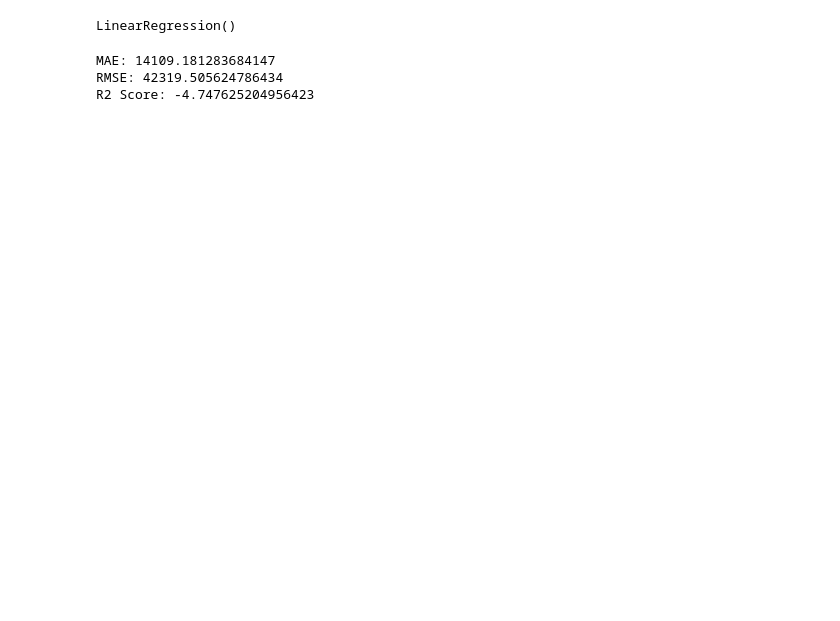
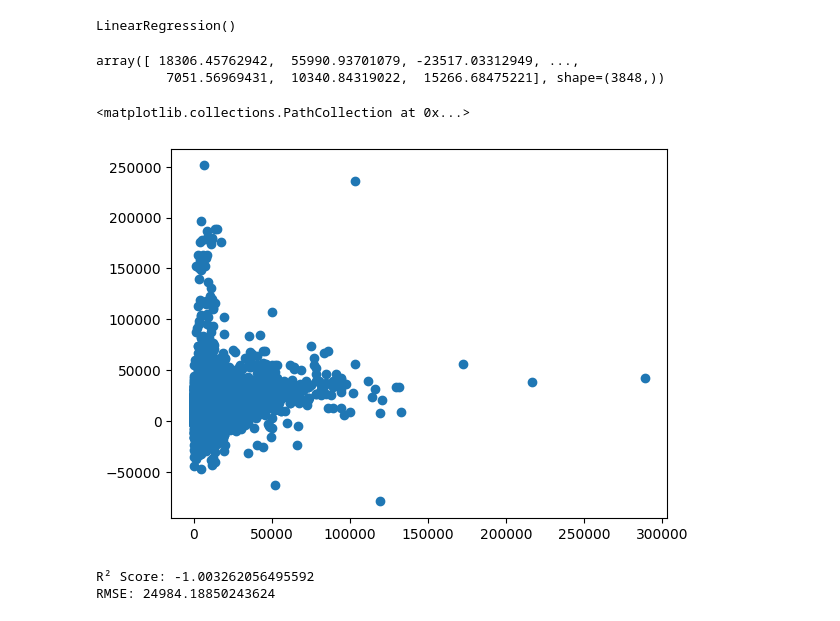
Before and after one commit to tuhinCr7/Linear-Regression, a Jupyter notebook: Linear_regression.ipynb, the cells around one changed output. Saved outputs shown, nothing was run; the diff lists cells and outputs as text; code cells hidden in the pictures; blank space fills up the shorter version.

```diff
--- a/Linear_regression.ipynb
+++ b/Linear_regression.ipynb
@@ -131,8 +272,13 @@ X
 # %%
 from sklearn.model_selection import train_test_split
 
+X = df.drop('Price', axis=1)
+y = df['Price']
+
 X_train, X_test, y_train, y_test = train_test_split(
-    X, y, test_size=0.2, random_state=42
+    X, y,
+    test_size=0.2,
+    random_state=42
 )
 # %%
 from sklearn.linear_model import LinearRegression
@@ -143,3 +289,8 @@ model.fit(X_train, y_train)
 LinearRegression()
 # %%
 y_pred = model.predict(X_test)
+# %%
+y_pred
+# %% [output]
+array([ 18306.45762942,  55990.93701079, -23517.03312949, ...,
+         7051.56969431,  10340.84319022,  15266.68475221], shape=(3848,))
@@ -146,16 +299,17 @@ y_pred = model.predict(X_test)
+# %%
+plt.scatter(y_test,y_pred,)
+# %% [output]
+<matplotlib.collections.PathCollection at 0x...>
+[figure, added]
 # %%
-from sklearn.metrics import mean_absolute_error, mean_squared_error, r2_score
+from sklearn.metrics import r2_score, mean_squared_error
 import numpy as np
 
-mae = mean_absolute_error(y_test, y_pred)
-mse = mean_squared_error(y_test, y_pred)
-rmse = np.sqrt(mse)
 r2 = r2_score(y_test, y_pred)
+rmse = np.sqrt(mean_squared_error(y_test, y_pred))
 
-print("MAE:", mae)
+print("R² Score:", r2)
 print("RMSE:", rmse)
-print("R2 Score:", r2)
 # %% [output]
-MAE: 14109.181283684147
-RMSE: 42319.505624786434
-R2 Score: -4.747625204956423
+R² Score: -1.003262056495592
+RMSE: 24984.18850243624
```
Also changed, not shown: parts of 31 cells of this notebook.
